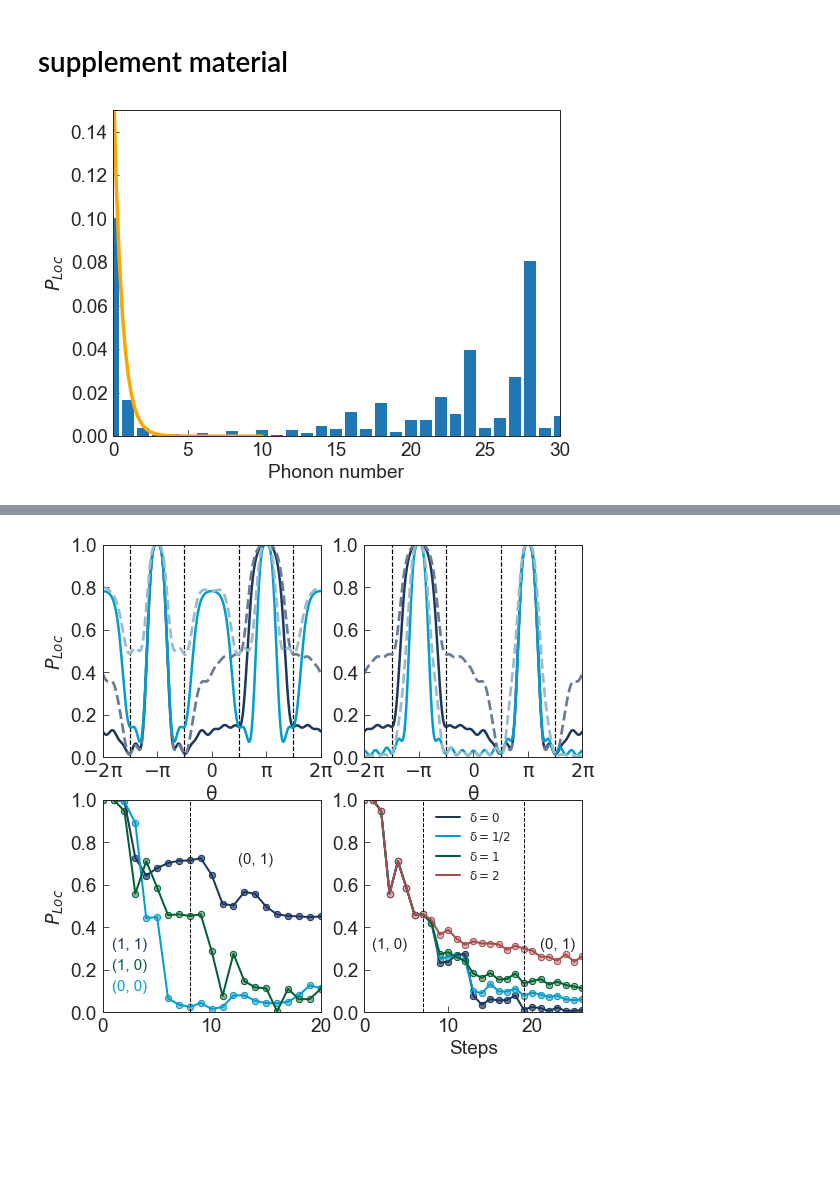
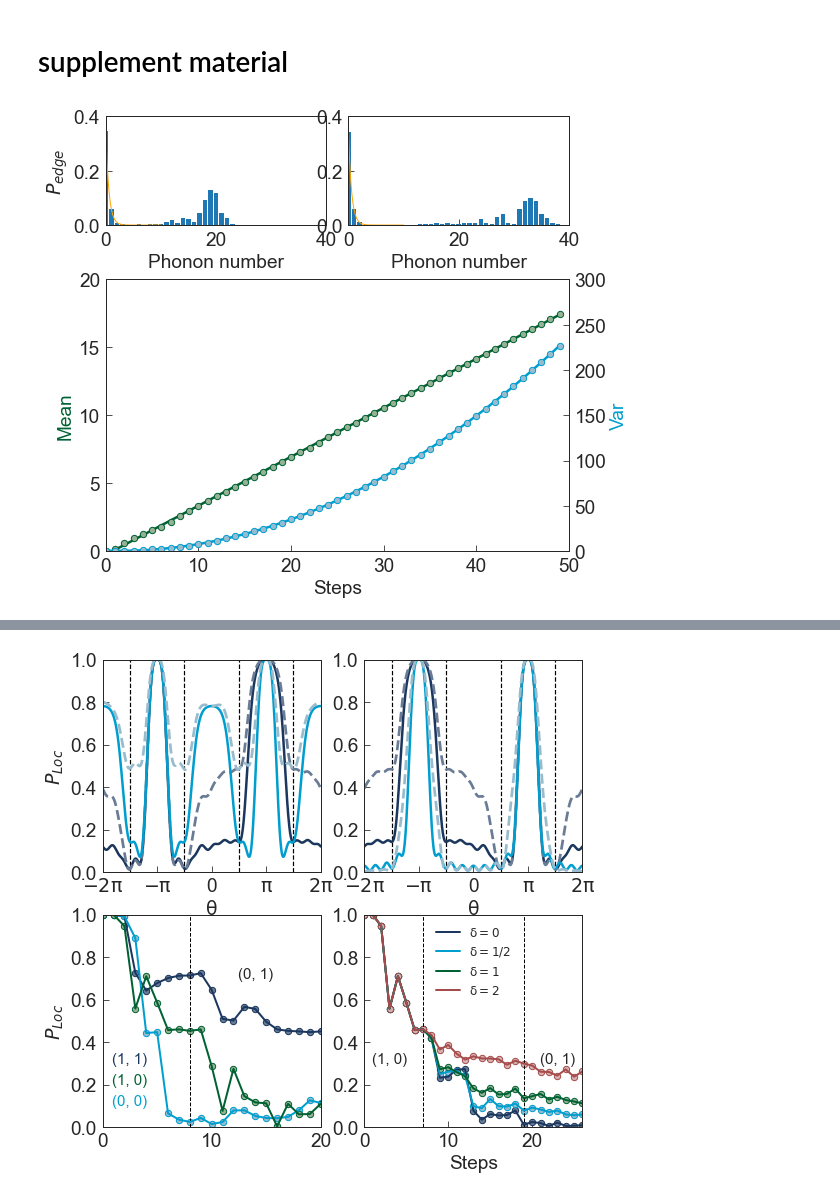
Before and after one commit to HAOQINGZHANG1234/quantumwalk, a Jupyter notebook: code/Fig for paper reorgnized.ipynb, the cells around one changed output, grey strips where cells are left out. Drawn from its saved outputs; the diff is of its cells as text; code cells hidden in the pictures; blank space fills up the shorter version.

```diff
--- a/code/Fig for paper reorgnized.ipynb
+++ b/code/Fig for paper reorgnized.ipynb
@@ -824,22 +843,52 @@ plt.imshow(np.log(heat3/100+0.0001), cmap='hot', interpolation='nearest')
 [figure]
 # %% [markdown]
 # supplement material
-# %%
-plt.figure(figsize=(8, 6))
-x = np.linspace(0,10)
-def f(x):
-    return pow((np.sqrt(2)-1),x)**2*(1-(np.sqrt(2)-1)**2)/5
-p = np.zeros(50)
-for i in range(50):
-    state = n_step_2(init_state, 0, np.pi/2, N=50)
-    P = abs(state[0])**2 + abs(state[1])**2 + abs(state[2])**2
-    p[i] = P[i]
-plt.xlim((0,30))
-plt.ylim((0,0.15))
-plt.bar(range(50),p)
-plt.xlabel('Phonon number')
-plt.ylabel(r'$P_{Loc}$')
-plt.plot(x, f(x),color='orange',linewidth=3.5)
-plt.savefig('../Figure/Bound1.pdf')
-# %% [output]
-[figure, removed]
+# %%
+plt.figure(figsize=(8.3, 8))
+grid = plt.GridSpec(3, 2, wspace=0.1, hspace=0.5)
+x = np.linspace(0,10)
+def f(x):
+    return pow((np.sqrt(2)-1),x)**2*(1-(np.sqrt(2)-1)**2)/2.4
+p1 = np.zeros(100)
+p2 = np.zeros(100)
+plt.subplot(grid[0,0])
+for i in range(100):
+    state1 = n_step_4(init_state, 0, np.pi/2, N=30)
+    state2 = n_step_4(init_state, 0, np.pi/2, N=50)
+    P1 = abs(state1[0])**2 + abs(state1[1])**2 + abs(state1[2])**2
+    P2 = abs(state2[0])**2 + abs(state2[1])**2 + abs(state2[2])**2
+    p1[i] = P1[i]
+    p2[i] = P2[i]
+plt.xlim((0,40))
+plt.ylim((0,0.4))
+plt.bar(range(40),p1[0:40])
+plt.xlabel('Phonon number')
+plt.ylabel(r'$P_{edge}$')
+plt.plot(x, f(x),color='orange',linewidth=1)
+plt.subplot(grid[0,1])
+plt.xlim((0,40))
+plt.ylim((0,0.4))
+plt.bar(range(40),p2[0:40])
+plt.plot(x, f(x),color='orange',linewidth=1)
+plt.xlabel('Phonon number')
+ax1 = plt.subplot(grid[1:3,:])
+ax1.plot(x1,y1, linewidth=2.5, zorder=1,c='#006133')
+ax1.scatter(range(50), mean,zorder=2,c='#95B294',edgecolors='#006133',label='(1, 1)',linewidths=1, \
+            marker = 'o', s = 40)
+ax1.set_xlim((0,50))
+ax1.set_ylim((0,20))
+ax1.set_xlabel('Steps')
+ax1.set_ylabel('Mean',c='#006133')
+ax1.set_yticks([0,5,10,15,20])
+ax2 = ax1.twinx()
+a=np.polyfit(x1, var, 2)#用2次多项式拟合x，y数组
+b=np.poly1d(a)#拟合完之后用这个函数来生成多项式对象
+c=b(x1)#生成多项式对象之后，就是获取x在这个多项式处的值
+ax2.plot(x1, c, linewidth=2.5, zorder=1, c='#009ECF')
+ax2.scatter(range(50), var,zorder=2,c='#98bcce',edgecolors='#009ECF',label='$(0, 0)$',linewidths=1, \
+            marker = 'o', s = 40)
+ax2.set_ylim((0,300))
+ax2.set_ylabel('Var',c='#009ECF')
+plt.savefig('../Figure/boundnew.pdf')
+# %% [output]
+[figure, added]
```
Also changed, not shown: parts of 37 cells of this notebook, 54 other files.
